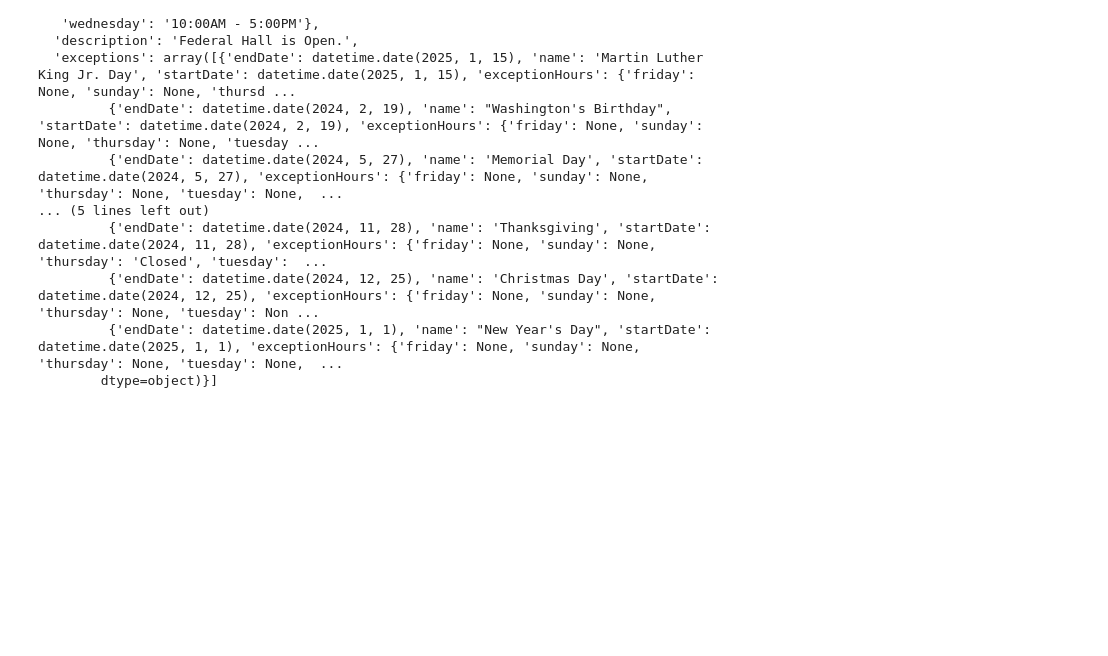
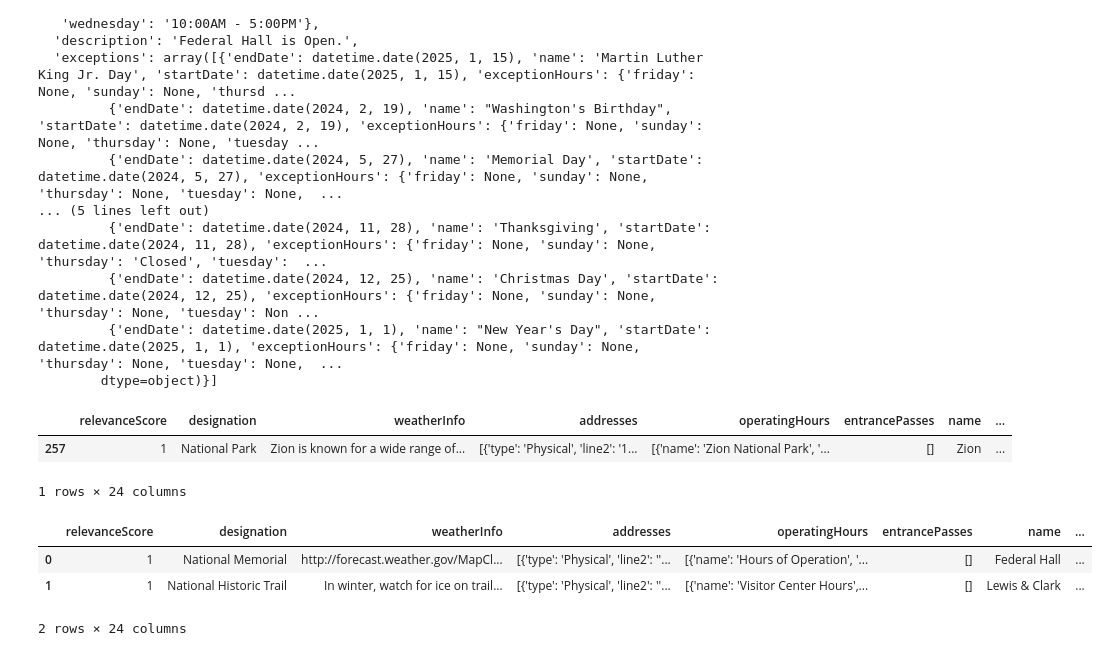
Before and after one commit to educifuentes/fundamentals-of-data-transformation-4554074, a Jupyter notebook: course/03-pandas/lessons/0_explore_edu.ipynb, the cells around one changed output. Cells and saved outputs as stored; diff of their text form; code cells hidden in the pictures; blank space fills up the shorter version.

```diff
--- a/course/03-pandas/lessons/0_explore_edu.ipynb
+++ b/course/03-pandas/lessons/0_explore_edu.ipynb
@@ -72,3 +72,18 @@ list(parks_df["operating_hours"].iloc[0])
          {'endDate': datetime.date(2024, 12, 25), 'name': 'Christmas Day', 'startDate': datetime.date(2024, 12, 25), 'exceptionHours': {'friday': None, 'sunday': None, 'thursday': None, 'tuesday': Non ...
          {'endDate': datetime.date(2025, 1, 1), 'name': "New Year's Day", 'startDate': datetime.date(2025, 1, 1), 'exceptionHours': {'friday': None, 'sunday': None, 'thursday': None, 'tuesday': None,  ...
         dtype=object)}]
+# %%
+parks_df = pd.read_parquet("../../data/nps/nps_public_data_parks.parquet")
+
+parks_df[parks_df["fullName"] == "Zion National Park"]
+# %% [output]
+|  | relevanceScore | designation | weatherInfo | addresses | operatingHours | entrancePasses | name | ... |
+| 257 | 1 | National Park | Zion is known for a wide range of... | [{'type': 'Physical', 'line2': '1... | [{'name': 'Zion National Park', '... | [] | Zion | ... |
+1 rows × 24 columns
+# %%
+parks_df.head(2)
+# %% [output]
+|  | relevanceScore | designation | weatherInfo | addresses | operatingHours | entrancePasses | name | ... |
+| 0 | 1 | National Memorial | http://forecast.weather.gov/MapCl... | [{'type': 'Physical', 'line2': ''... | [{'name': 'Hours of Operation', '... | [] | Federal Hall | ... |
+| 1 | 1 | National Historic Trail | In winter, watch for ice on trail... | [{'type': 'Physical', 'line2': ''... | [{'name': 'Visitor Center Hours',... | [] | Lewis & Clark | ... |
+2 rows × 24 columns
```
Also changed, not shown: parts of 2 cells of this notebook, 3 other files.
